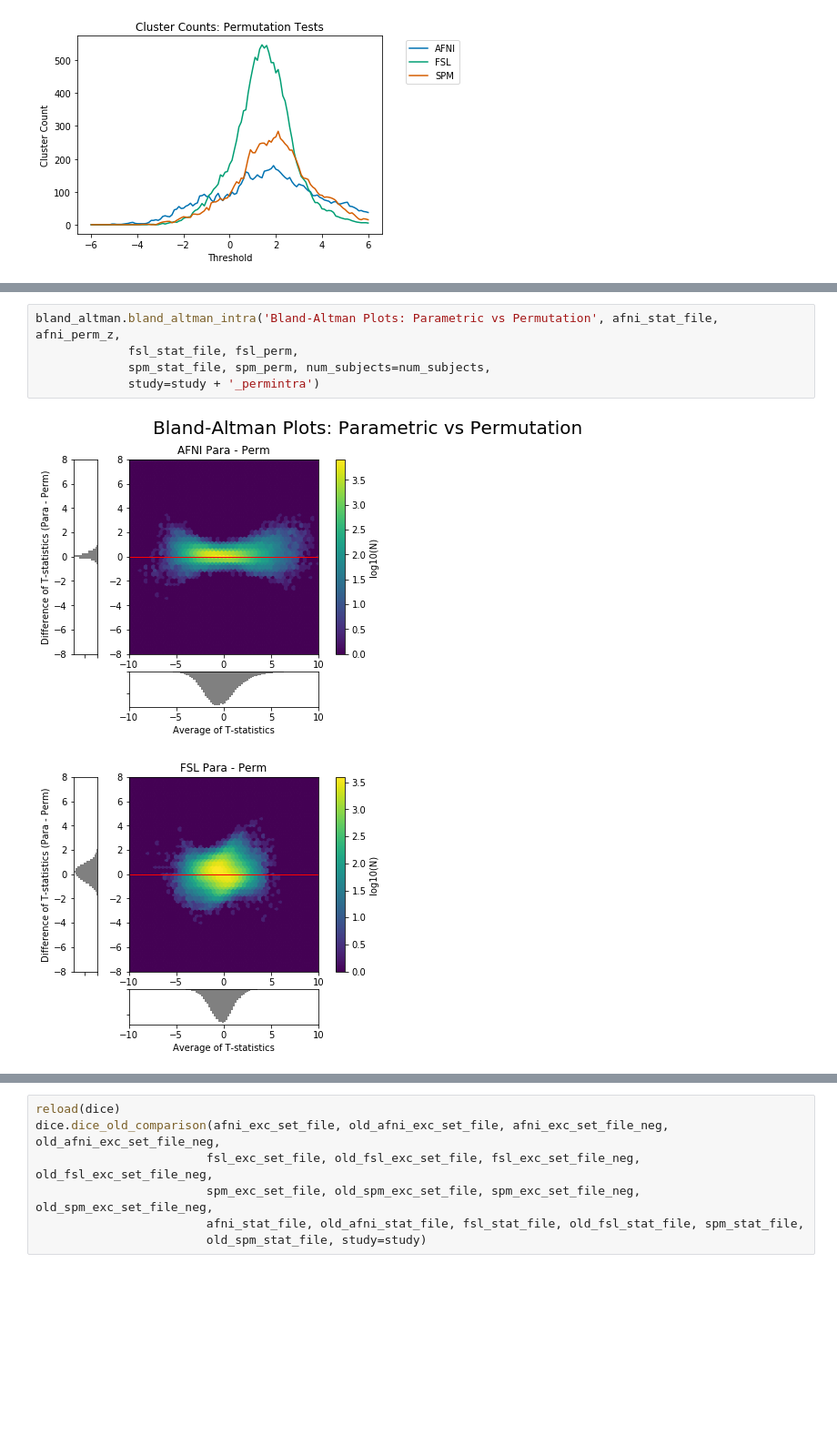
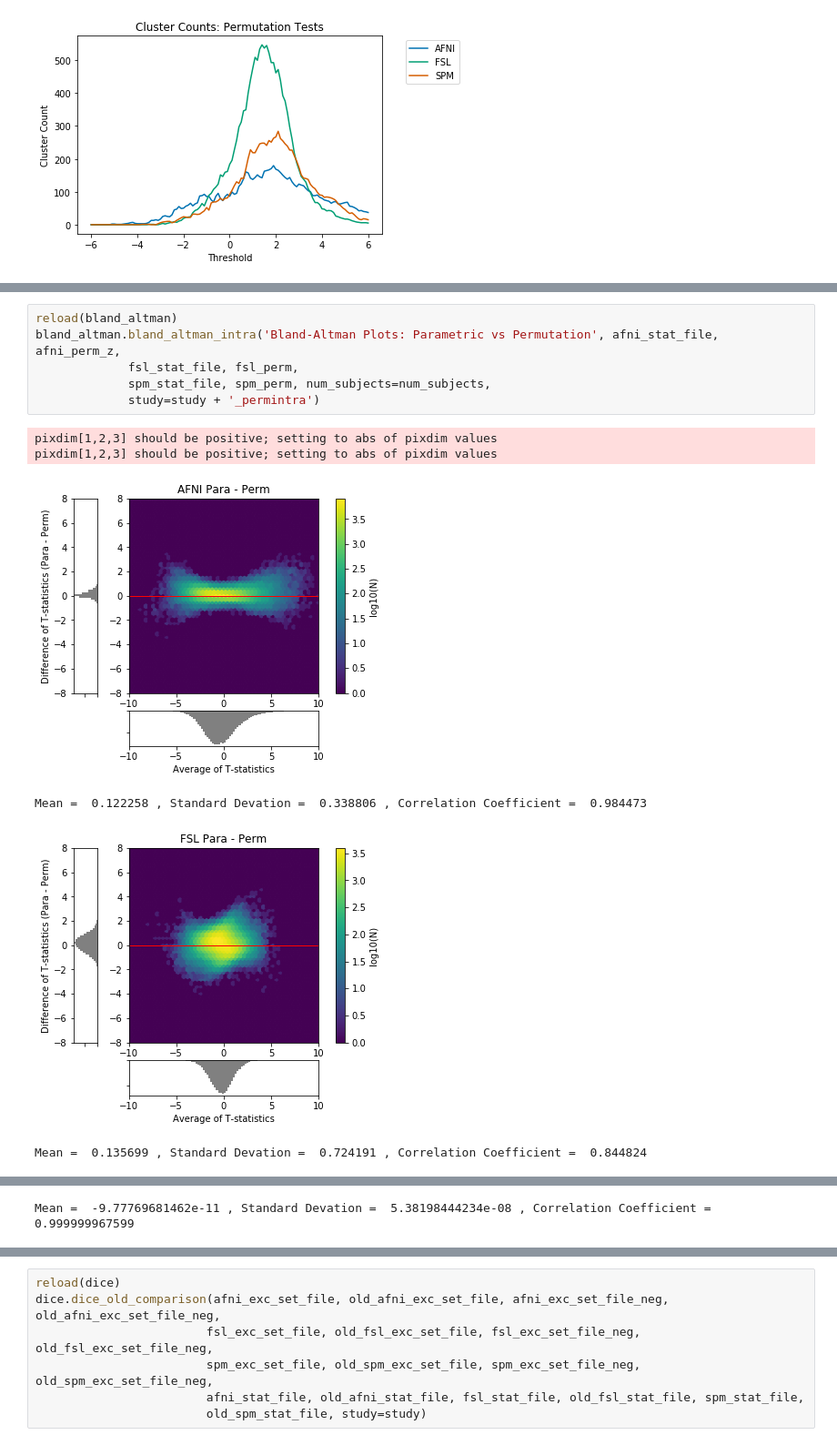
Before and after one commit to NISOx-BDI/SC2, a Jupyter notebook: figures/ds001_notebook.ipynb, the cells around one changed output, grey strips where cells are left out. Shown at 91% size. Cells and saved outputs as stored; diff of their text form; blank space fills up the shorter version.

Commit message:
download AFNI/SPM design in FSL images, ,, added correlations to BA plots,

```diff
--- a/figures/ds001_notebook.ipynb
+++ b/figures/ds001_notebook.ipynb
@@ -323,12 +381,18 @@ bland_altman.bland_altman('Bland-Altman Plots: Permutation Tests', afni_perm_z,
 # %%
+reload(bland_altman)
 bland_altman.bland_altman_intra('Bland-Altman Plots: Parametric vs Permutation', afni_stat_file, afni_perm_z,
              fsl_stat_file, fsl_perm,
              spm_stat_file, spm_perm, num_subjects=num_subjects,
              study=study + '_permintra')
 # %% [output]
+pixdim[1,2,3] should be positive; setting to abs of pixdim values
+pixdim[1,2,3] should be positive; setting to abs of pixdim values
-[figure, old version]
+[figure, new version]
+Mean =  0.122258 , Standard Devation =  0.338806 , Correlation Coefficient =  0.984473
 [figure]
+Mean =  0.135699 , Standard Devation =  0.724191 , Correlation Coefficient =  0.844824
 [figure]
+Mean =  -9.77769681462e-11 , Standard Devation =  5.38198444234e-08 , Correlation Coefficient =  0.999999967599
 # %%
 from lib import dice
 dice.dice(afni_exc_set_file, spm_exc_set_file,
```
Also changed, not shown: parts of 10 cells of this notebook, 4 other files.
